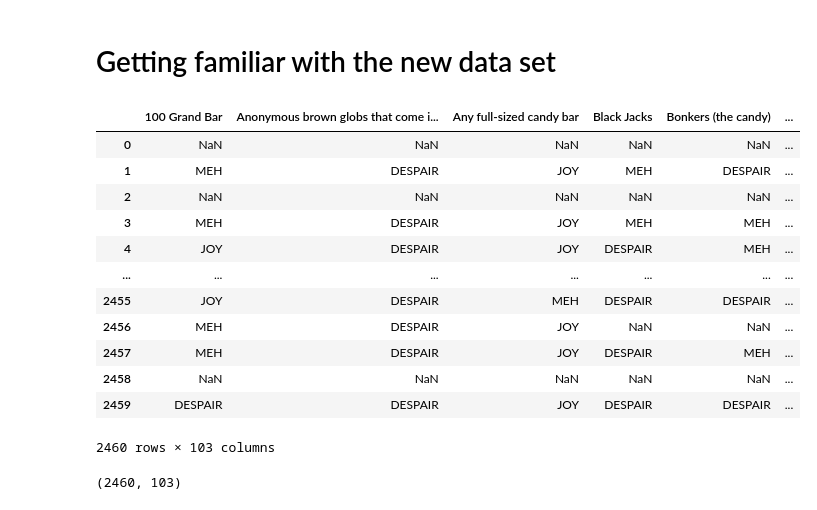
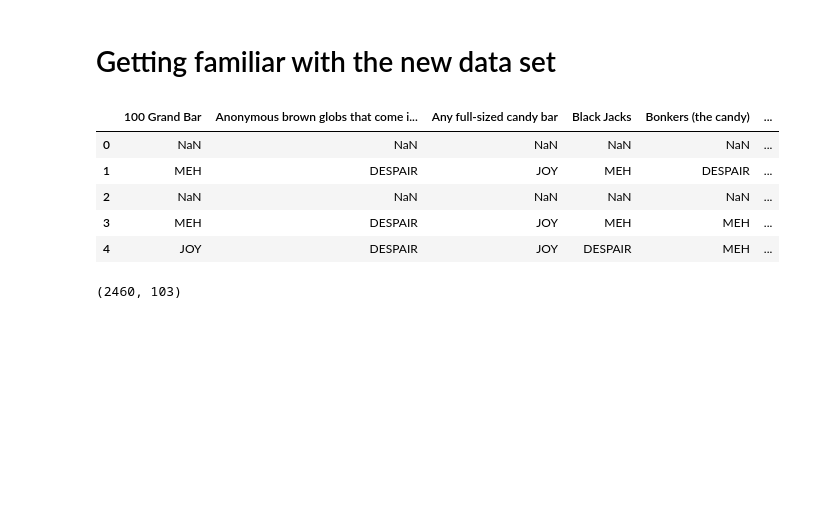
Before and after one commit to yousefkhaled40/IEEE_tasks, a Jupyter notebook: Candy task/Candy task.ipynb, the cells around one changed output. Saved outputs shown, nothing was run; the diff lists cells and outputs as text; code cells hidden in the pictures; blank space fills up the shorter version.

```diff
--- a/Candy task/Candy task.ipynb
+++ b/Candy task/Candy task.ipynb
@@ -185,21 +178,14 @@ Index(['100 Grand Bar',
 # %% [markdown]
 # Getting familiar with the new data set
 # %%
-df_copy
+df_copy.head()
 # %% [output]
 |  | 100 Grand Bar | Anonymous brown globs that come i... | Any full-sized candy bar | Black Jacks | Bonkers (the candy) | ... |
 | 0 | NaN | NaN | NaN | NaN | NaN | ... |
 | 1 | MEH | DESPAIR | JOY | MEH | DESPAIR | ... |
 | 2 | NaN | NaN | NaN | NaN | NaN | ... |
 | 3 | MEH | DESPAIR | JOY | MEH | MEH | ... |
 | 4 | JOY | DESPAIR | JOY | DESPAIR | MEH | ... |
-| ... | ... | ... | ... | ... | ... | ... |
-| 2455 | JOY | DESPAIR | MEH | DESPAIR | DESPAIR | ... |
-| 2456 | MEH | DESPAIR | JOY | NaN | NaN | ... |
-| 2457 | MEH | DESPAIR | JOY | DESPAIR | MEH | ... |
-| 2458 | NaN | NaN | NaN | NaN | NaN | ... |
-| 2459 | DESPAIR | DESPAIR | JOY | DESPAIR | DESPAIR | ... |
-2460 rows × 103 columns
 # %%
 df_copy.shape
 # %% [output]
```
Also changed, not shown: parts of 9 cells of this notebook.
